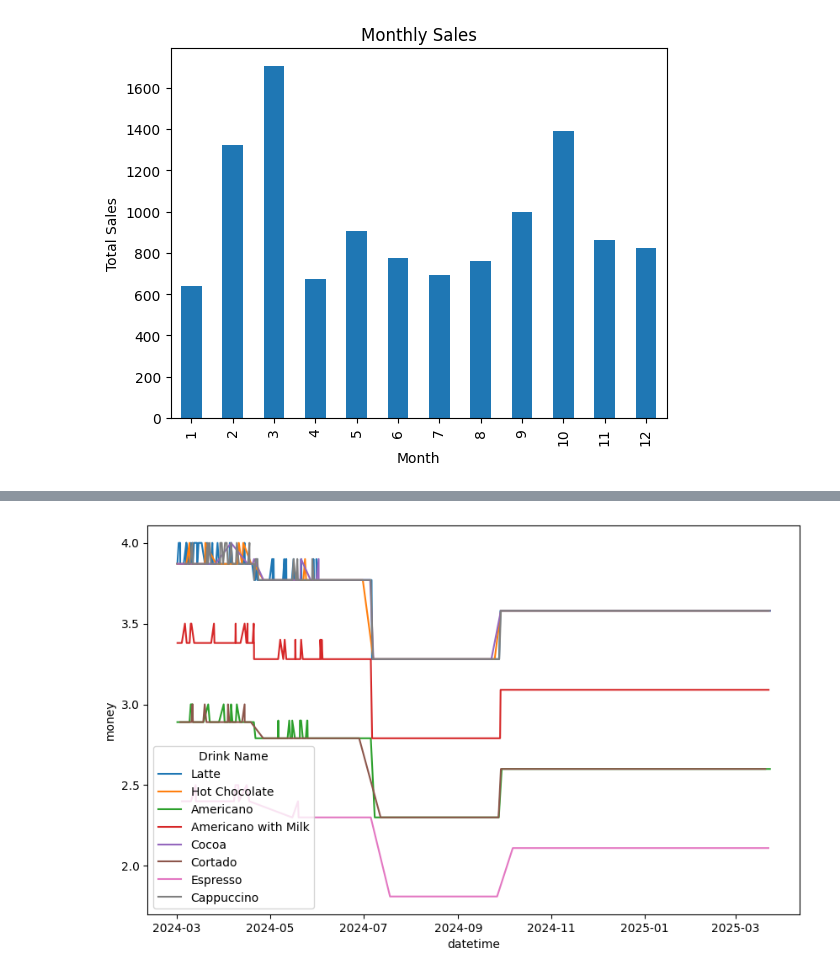
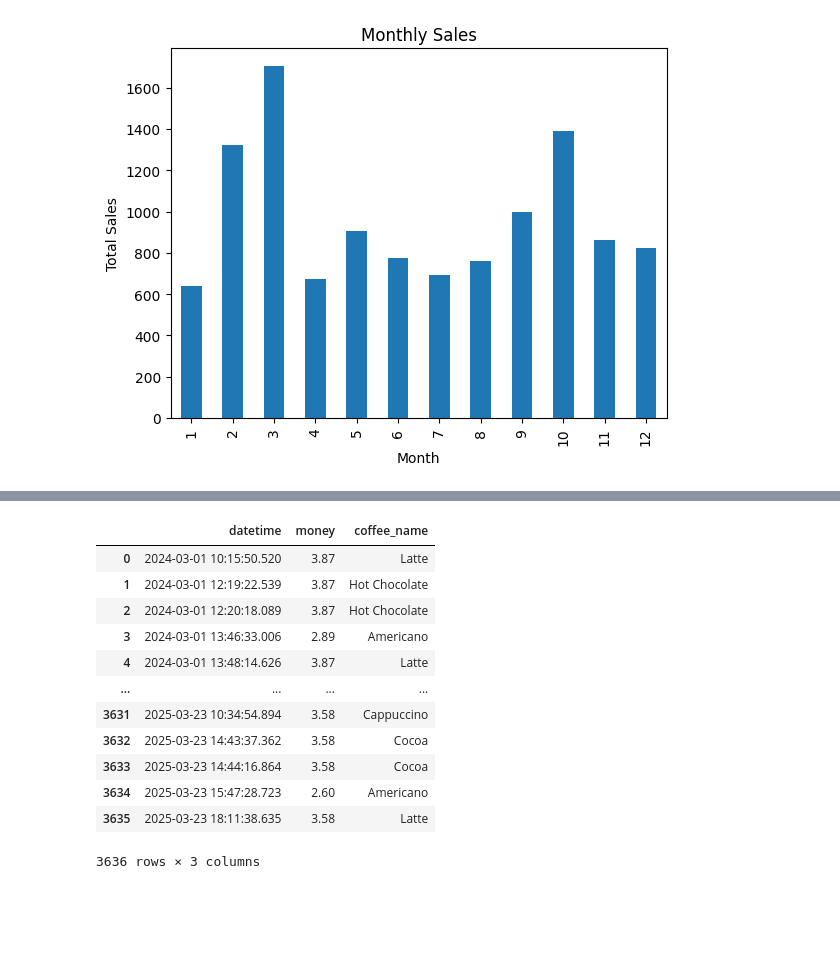
Before and after one commit to EvanDBush/six_plots, a Jupyter notebook: plots.ipynb, the cells around one changed output, grey strips where cells are left out. Drawn from its saved outputs; the diff is of its cells as text; code cells hidden in the pictures; blank space fills up the shorter version.

```diff
--- a/plots.ipynb
+++ b/plots.ipynb
@@ -85,11 +89,26 @@ plt.show()
 # %%
 # Plot 6
-grouped_drink_sales = df.groupby(['datetime', 'coffee_name'])['money'].sum().reset_index()
-plt.figure(figsize=(10,6))
-sns.lineplot(x='datetime', y='money', hue='coffee_name', data=grouped_drink_sales)
-plt.xlabel='Date'
-plt.ylabel='Sales'
-plt.legend(title='Drink Name')
-plt.show()
+grouped_drink_sales = df.drop(columns=['cash_type', 'card', 'hour', 'month'])
+grouped_drink_sales
+
+# grouped_drink_sales = df.groupby(['coffee_name','datetime' ])['money'].sum().reset_index()
+# plt.figure(figsize=(20,6))
+# sns.lineplot(x='datetime', y='money', hue='coffee_name', data=grouped_drink_sales)
+# plt.xlabel='Date'
+# plt.ylabel='Sales'
+# plt.legend(title='Drink Name')
+# plt.show()
 # %% [output]
-[figure, removed]
+|  | datetime | money | coffee_name |
+| 0 | 2024-03-01 10:15:50.520 | 3.87 | Latte |
+| 1 | 2024-03-01 12:19:22.539 | 3.87 | Hot Chocolate |
+| 2 | 2024-03-01 12:20:18.089 | 3.87 | Hot Chocolate |
+| 3 | 2024-03-01 13:46:33.006 | 2.89 | Americano |
+| 4 | 2024-03-01 13:48:14.626 | 3.87 | Latte |
+| ... | ... | ... | ... |
+| 3631 | 2025-03-23 10:34:54.894 | 3.58 | Cappuccino |
+| 3632 | 2025-03-23 14:43:37.362 | 3.58 | Cocoa |
+| 3633 | 2025-03-23 14:44:16.864 | 3.58 | Cocoa |
+| 3634 | 2025-03-23 15:47:28.723 | 2.60 | Americano |
+| 3635 | 2025-03-23 18:11:38.635 | 3.58 | Latte |
+3636 rows × 3 columns
```
Also changed, not shown: parts of 1 cell of this notebook.
